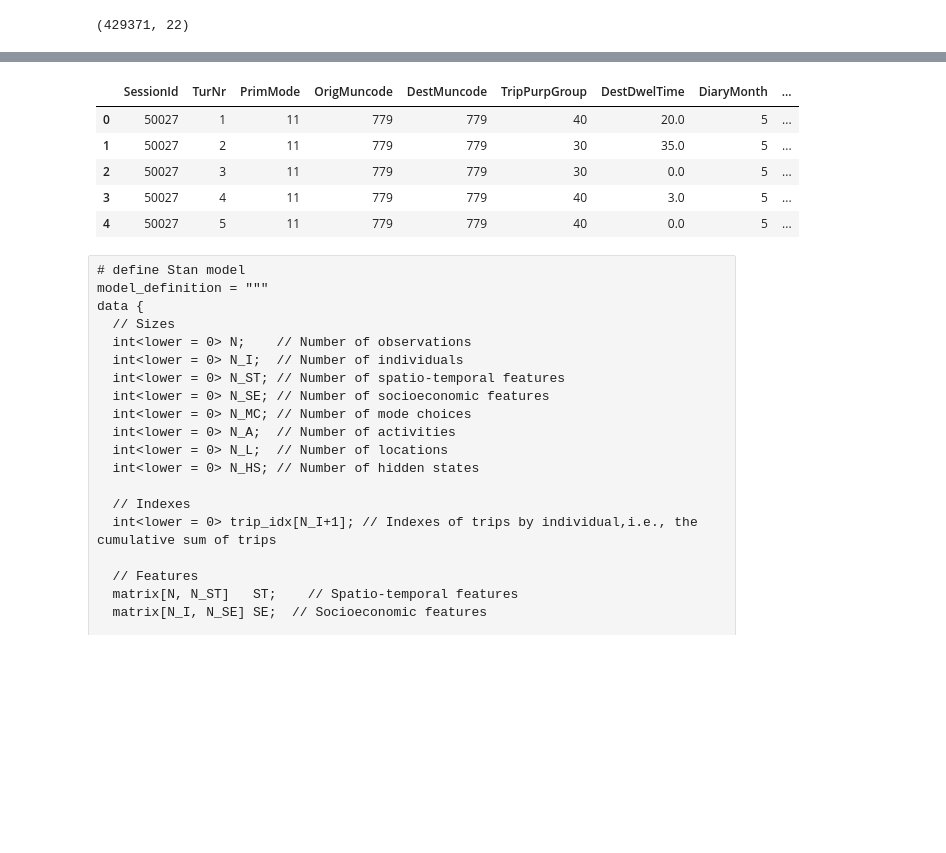
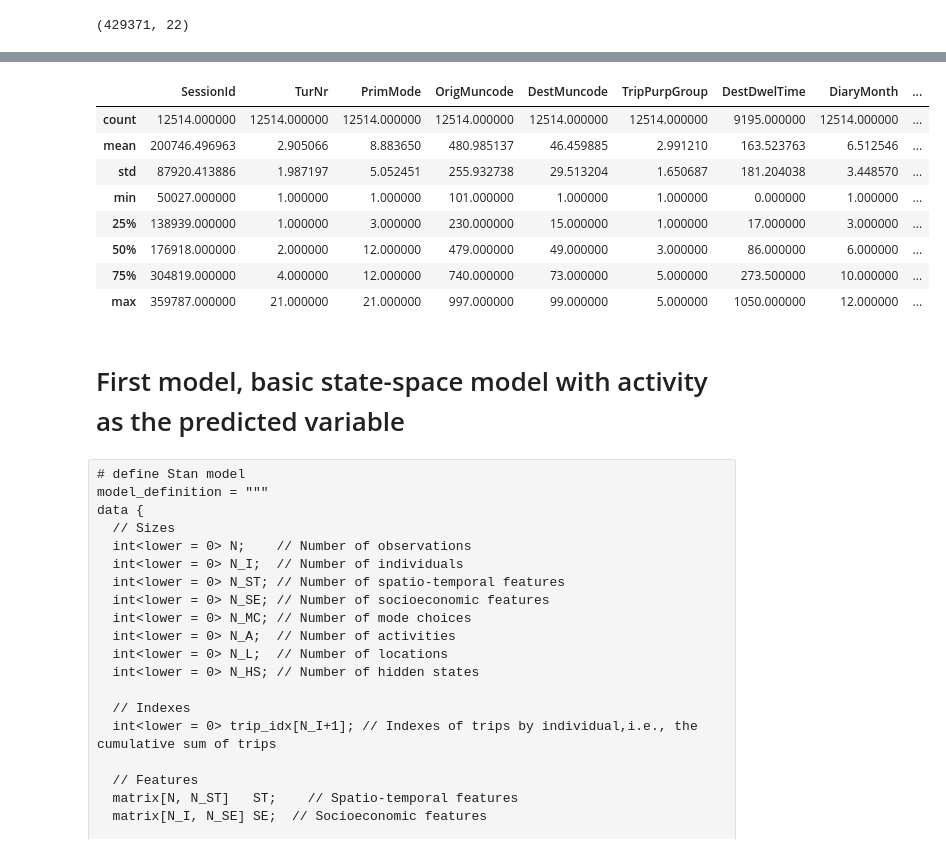
Before and after one commit to stas97/42186-model-based-machine-learning, a Jupyter notebook: Project/Untitled.ipynb, the cells around one changed output, grey strips where cells are left out. Saved outputs shown, nothing was run; the diff lists cells and outputs as text; code cells hidden in the pictures; blank space fills up the shorter version.

```diff
--- a/Project/Untitled.ipynb
+++ b/Project/Untitled.ipynb
@@ -182,20 +182,28 @@ trip_idx = N_trips['TurNr'].cumsum()
 df[list(set(df)-set(['DestDwelTime']))] = df[list(set(df)-set(['DestDwelTime']))].astype('int')
 # %%
 # Different parametrization of time so we make sure that 11:59pm is close to 12:00am I have to include minutes next time, of course
-df['HH_1'] = np.sin(2*np.pi*df.DepartHH/24)
-df['HH_2'] = np.cos(2*np.pi*df.DepartHH/24)
+df['HH_1'] = np.sin(2*np.pi*(df.DepartMSM-180)/24)
+df['HH_2'] = np.cos(2*np.pi*(df.DepartMSM-180)/24)
 
 # Drop redundant variables
-df = df.drop(['DepartHH'], axis=1)
+df = df.drop(['DepartMSM'], axis=1)
-# %%
-df.head()
-# %% [output]
-|  | SessionId | TurNr | PrimMode | OrigMuncode | DestMuncode | TripPurpGroup | DestDwelTime | DiaryMonth | ... |
-| 0 | 50027 | 1 | 11 | 779 | 779 | 40 | 20.0 | 5 | ... |
-| 1 | 50027 | 2 | 11 | 779 | 779 | 30 | 35.0 | 5 | ... |
-| 2 | 50027 | 3 | 11 | 779 | 779 | 30 | 0.0 | 5 | ... |
-| 3 | 50027 | 4 | 11 | 779 | 779 | 40 | 3.0 | 5 | ... |
-| 4 | 50027 | 5 | 11 | 779 | 779 | 40 | 0.0 | 5 | ... |
+# %%
+df.describe()
+# RespHasSeasonticket 1 yes
+# RespHasBicycle 1 yes
+# RespEdulevel 1-5 high school, 6-12 vocational 13- upper education
+# 1-3 student, 22 30 50 52 employeed, 10 11 20 12 15 out of workforce
+# 11 Mon-Thur, 12 23 32 Fri-Sun, 13 33 Holiday
+# %% [output]
+|  | SessionId | TurNr | PrimMode | OrigMuncode | DestMuncode | TripPurpGroup | DestDwelTime | DiaryMonth | ... |
+| count | 12514.000000 | 12514.000000 | 12514.000000 | 12514.000000 | 12514.000000 | 12514.000000 | 9195.000000 | 12514.000000 | ... |
+| mean | 200746.496963 | 2.905066 | 8.883650 | 480.985137 | 46.459885 | 2.991210 | 163.523763 | 6.512546 | ... |
+| std | 87920.413886 | 1.987197 | 5.052451 | 255.932738 | 29.513204 | 1.650687 | 181.204038 | 3.448570 | ... |
+| min | 50027.000000 | 1.000000 | 1.000000 | 101.000000 | 1.000000 | 1.000000 | 0.000000 | 1.000000 | ... |
+| 25% | 138939.000000 | 1.000000 | 3.000000 | 230.000000 | 15.000000 | 1.000000 | 17.000000 | 3.000000 | ... |
+| 50% | 176918.000000 | 2.000000 | 12.000000 | 479.000000 | 49.000000 | 3.000000 | 86.000000 | 6.000000 | ... |
+| 75% | 304819.000000 | 4.000000 | 12.000000 | 740.000000 | 73.000000 | 5.000000 | 273.500000 | 10.000000 | ... |
+| max | 359787.000000 | 21.000000 | 21.000000 | 997.000000 | 99.000000 | 5.000000 | 1050.000000 | 12.000000 | ... |
 # %%
 list_ST = ['OrigMuncode', 'DiaryMonth', 'DiaryWeekday', 'DiaryDaytype', 'HH_1', 'HH_2']
 list_SE = ['HomeAdrMunCode', 'RespSex', 'RespAgeCorrect', 'RespMainOccup', 'RespEdulevel', 'PrimOccMuncode', 'RespHasBicycle', 'RespHasSeasonticket', 'HousehCarOwnership', 'IncRespondent2000', 'kids']
@@ -206,3 +214,5 @@ MC_dict = dict(zip(set(df.PrimMode), range(1,len(set(df.PrimMode))+1)))
 df['TripPurpGroup'] = df['TripPurpGroup'].map(A_dict)
 df['DestMuncode']   = df['DestMuncode'].map(L_dict)
 df['PrimMode']      = df['PrimMode'].map(MC_dict)
+# %% [markdown]
+# First model, basic state-space model with activity as the predicted variable
```
Also changed, not shown: parts of 23 cells of this notebook, 2 other files.
